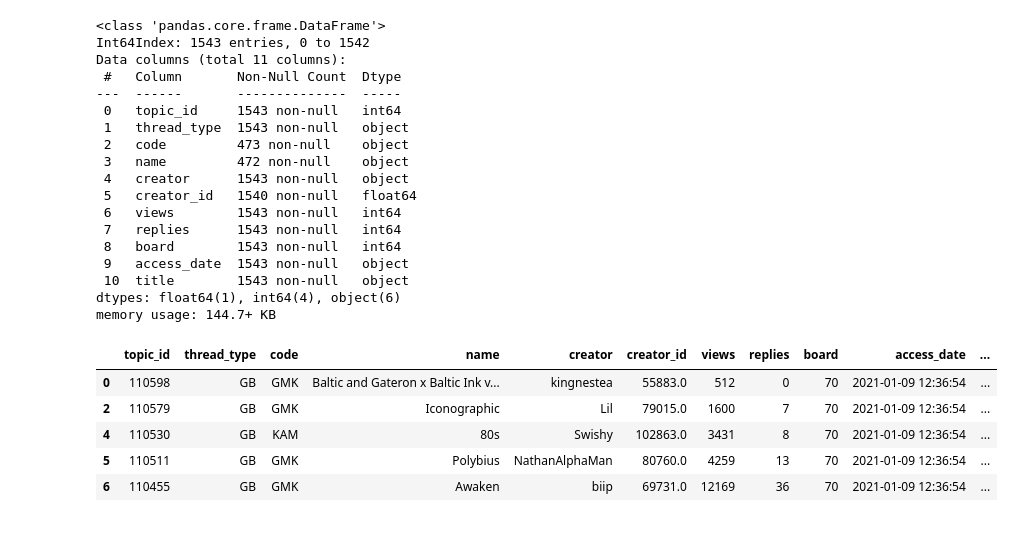
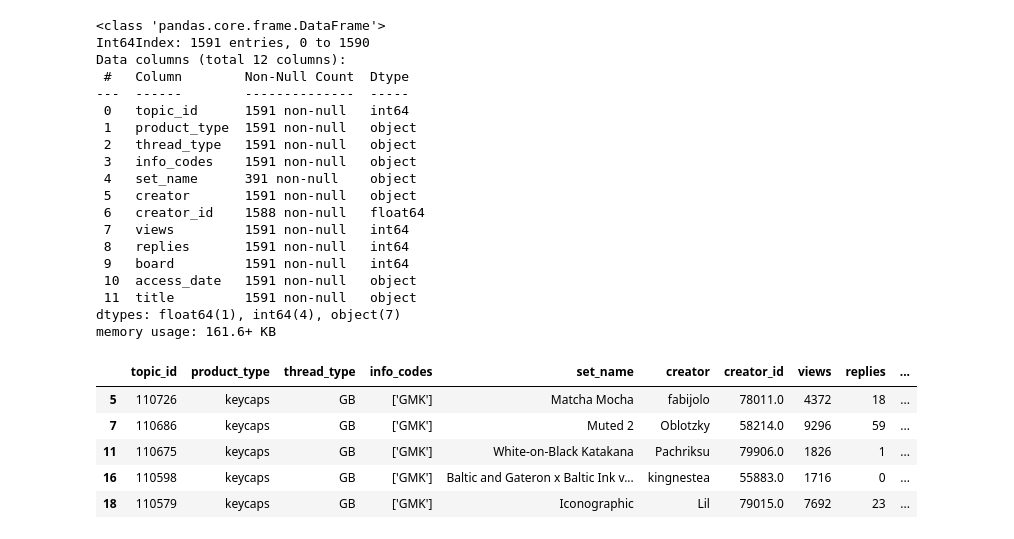
Before and after one commit to mattsalinero/mechanalysis, a Jupyter notebook: mechexplore.ipynb, the cells around one changed output. Saved outputs shown, nothing was run; the diff lists cells and outputs as text; code cells hidden in the pictures.

Commit message:
feat: added support for offsets and script to scrape multiple topics

```diff
--- a/mechexplore.ipynb
+++ b/mechexplore.ipynb
@@ -2,36 +2,37 @@
 import pandas as pd
 import numpy as np
 # %%
-fulldf = pd.read_csv("data/210109gb_clean.csv", index_col=0)
+fulldf = pd.read_csv("data/210121gb_clean.csv", index_col=0)
 # %%
 fulldf.info()
 # %% [output]
 <class 'pandas.core.frame.DataFrame'>
-Int64Index: 1543 entries, 0 to 1542
-Data columns (total 11 columns):
- #   Column       Non-Null Count  Dtype
----  ------       --------------  -----
- 0   topic_id     1543 non-null   int64
- 1   thread_type  1543 non-null   object
- 2   code         473 non-null    object
- 3   name         472 non-null    object
- 4   creator      1543 non-null   object
- 5   creator_id   1540 non-null   float64
- 6   views        1543 non-null   int64
- 7   replies      1543 non-null   int64
- 8   board        1543 non-null   int64
- 9   access_date  1543 non-null   object
- 10  title        1543 non-null   object
-dtypes: float64(1), int64(4), object(6)
-memory usage: 144.7+ KB
+Int64Index: 1591 entries, 0 to 1590
+Data columns (total 12 columns):
+ #   Column        Non-Null Count  Dtype
+---  ------        --------------  -----
+ 0   topic_id      1591 non-null   int64
+ 1   product_type  1591 non-null   object
+ 2   thread_type   1591 non-null   object
+ 3   info_codes    1591 non-null   object
+ 4   set_name      391 non-null    object
+ 5   creator       1591 non-null   object
+ 6   creator_id    1588 non-null   float64
+ 7   views         1591 non-null   int64
+ 8   replies       1591 non-null   int64
+ 9   board         1591 non-null   int64
+ 10  access_date   1591 non-null   object
+ 11  title         1591 non-null   object
+dtypes: float64(1), int64(4), object(7)
+memory usage: 161.6+ KB
 # %%
-capdf = fulldf.loc[fulldf['name'].notna()]
+capdf = fulldf.loc[fulldf['set_name'].notna()]
 capdf.head()
 # %% [output]
-|  | topic_id | thread_type | code | name | creator | creator_id | views | replies | board | access_date | ... |
-| 0 | 110598 | GB | GMK | Baltic and Gateron x Baltic Ink v... | kingnestea | 55883.0 | 512 | 0 | 70 | 2021-01-09 12:36:54 | ... |
-| 2 | 110579 | GB | GMK | Iconographic | Lil | 79015.0 | 1600 | 7 | 70 | 2021-01-09 12:36:54 | ... |
-| 4 | 110530 | GB | KAM | 80s | Swishy | 102863.0 | 3431 | 8 | 70 | 2021-01-09 12:36:54 | ... |
-| 5 | 110511 | GB | GMK | Polybius | NathanAlphaMan | 80760.0 | 4259 | 13 | 70 | 2021-01-09 12:36:54 | ... |
-| 6 | 110455 | GB | GMK | Awaken | biip | 69731.0 | 12169 | 36 | 70 | 2021-01-09 12:36:54 | ... |
+|  | topic_id | product_type | thread_type | info_codes | set_name | creator | creator_id | views | replies | ... |
+| 5 | 110726 | keycaps | GB | ['GMK'] | Matcha Mocha | fabijolo | 78011.0 | 4372 | 18 | ... |
+| 7 | 110686 | keycaps | GB | ['GMK'] | Muted 2 | Oblotzky | 58214.0 | 9296 | 59 | ... |
+| 11 | 110675 | keycaps | GB | ['GMK'] | White-on-Black Katakana | Pachriksu | 79906.0 | 1826 | 1 | ... |
+| 16 | 110598 | keycaps | GB | ['GMK'] | Baltic and Gateron x Baltic Ink v... | kingnestea | 55883.0 | 1716 | 0 | ... |
+| 18 | 110579 | keycaps | GB | ['GMK'] | Iconographic | Lil | 79015.0 | 7692 | 23 | ... |
 # %%
```
Also changed, not shown: parts of 8 cells of this notebook, 3 other files.
